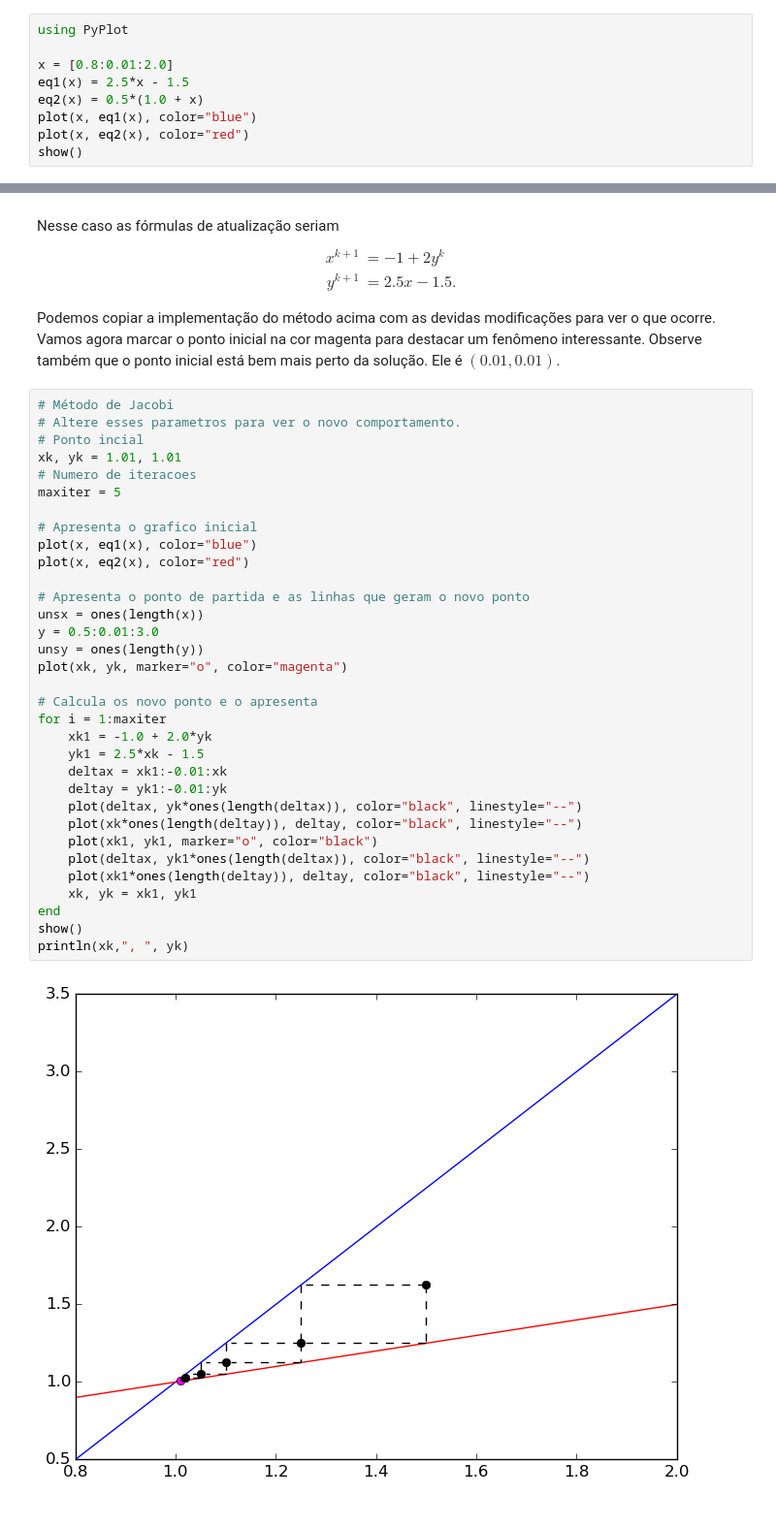
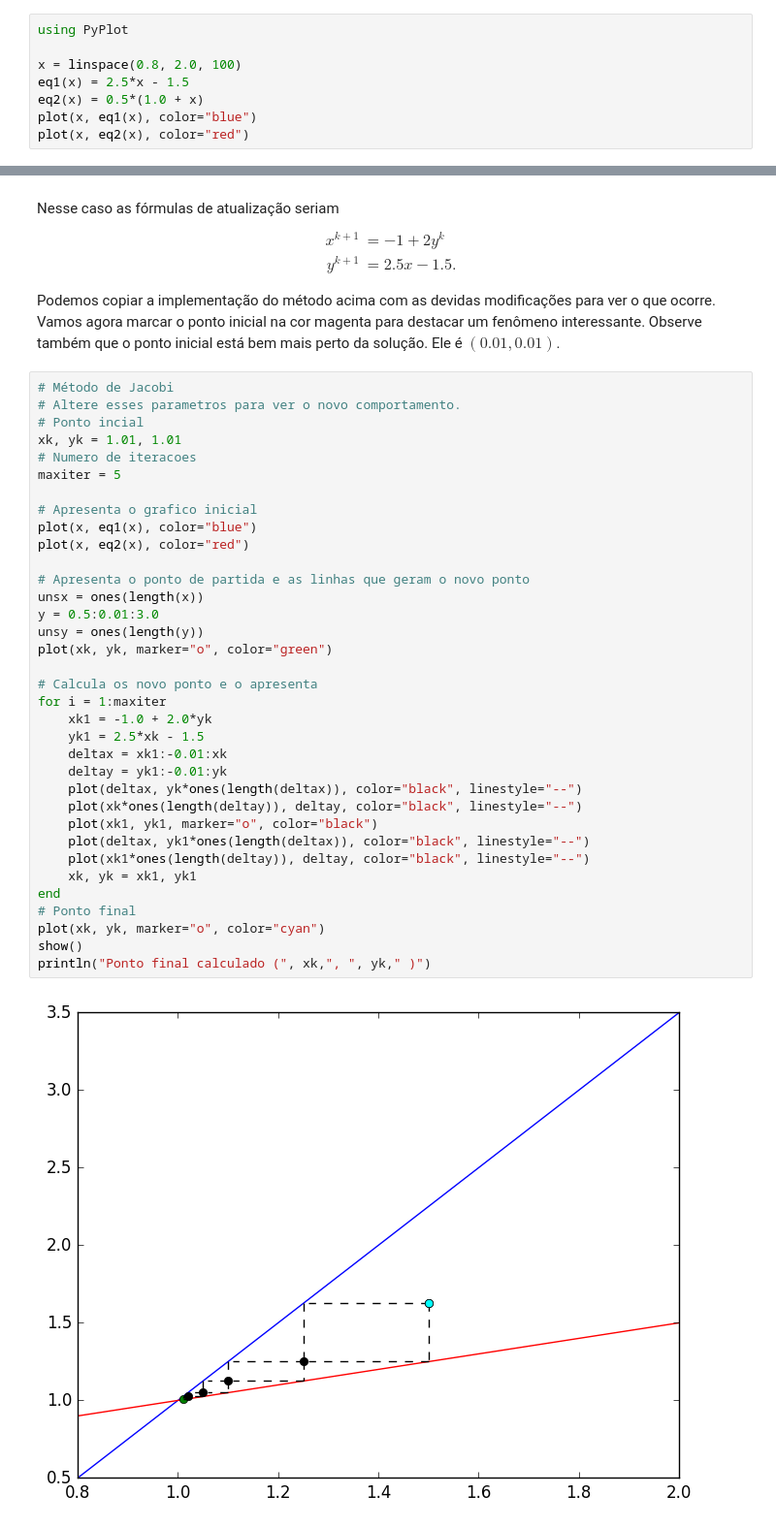
Before and after one commit to pjssilva/ms211, a Jupyter notebook: Sistemas_Lineares.ipynb, the cells around one changed output, grey strips where cells are left out. Shown at 97% size. Cells and saved outputs as stored; diff of their text form.

```diff
--- a/Sistemas_Lineares.ipynb
+++ b/Sistemas_Lineares.ipynb
@@ -1031,11 +1104,10 @@ Esse é um sitema simples com solução em $(1, 1)$. Veja o gráfico dele abaixo
 # %%
 using PyPlot
 
-x = [0.8:0.01:2.0]
+x = linspace(0.8, 2.0, 100)
 eq1(x) = 2.5*x - 1.5
 eq2(x) = 0.5*(1.0 + x)
 plot(x, eq1(x), color="blue")
 plot(x, eq2(x), color="red")
-show()
 # %% [output]
 [figure]
@@ -1144,33 +1219,35 @@ Podemos copiar a implementação do método acima com as devidas modificações
 # Altere esses parametros para ver o novo comportamento.
 # Ponto incial
 xk, yk = 1.01, 1.01
 # Numero de iteracoes
 maxiter = 5
 
 # Apresenta o grafico inicial
 plot(x, eq1(x), color="blue")
 plot(x, eq2(x), color="red")
 
 # Apresenta o ponto de partida e as linhas que geram o novo ponto
 unsx = ones(length(x))
 y = 0.5:0.01:3.0
 unsy = ones(length(y))
-plot(xk, yk, marker="o", color="magenta")
+plot(xk, yk, marker="o", color="green")
 
 # Calcula os novo ponto e o apresenta
 for i = 1:maxiter
     xk1 = -1.0 + 2.0*yk
     yk1 = 2.5*xk - 1.5
     deltax = xk1:-0.01:xk
     deltay = yk1:-0.01:yk
     plot(deltax, yk*ones(length(deltax)), color="black", linestyle="--")
     plot(xk*ones(length(deltay)), deltay, color="black", linestyle="--")
     plot(xk1, yk1, marker="o", color="black")
     plot(deltax, yk1*ones(length(deltax)), color="black", linestyle="--")
     plot(xk1*ones(length(deltay)), deltay, color="black", linestyle="--")
     xk, yk = xk1, yk1
 end
+# Ponto final
+plot(xk, yk, marker="o", color="cyan")
 show()
-println(xk,", ", yk)
+println("Ponto final calculado (", xk,", ", yk," )")
 # %% [output]
-[figure, old version]
+[figure, new version]
```
Also changed, not shown: parts of 33 cells of this notebook, 1 other file.
